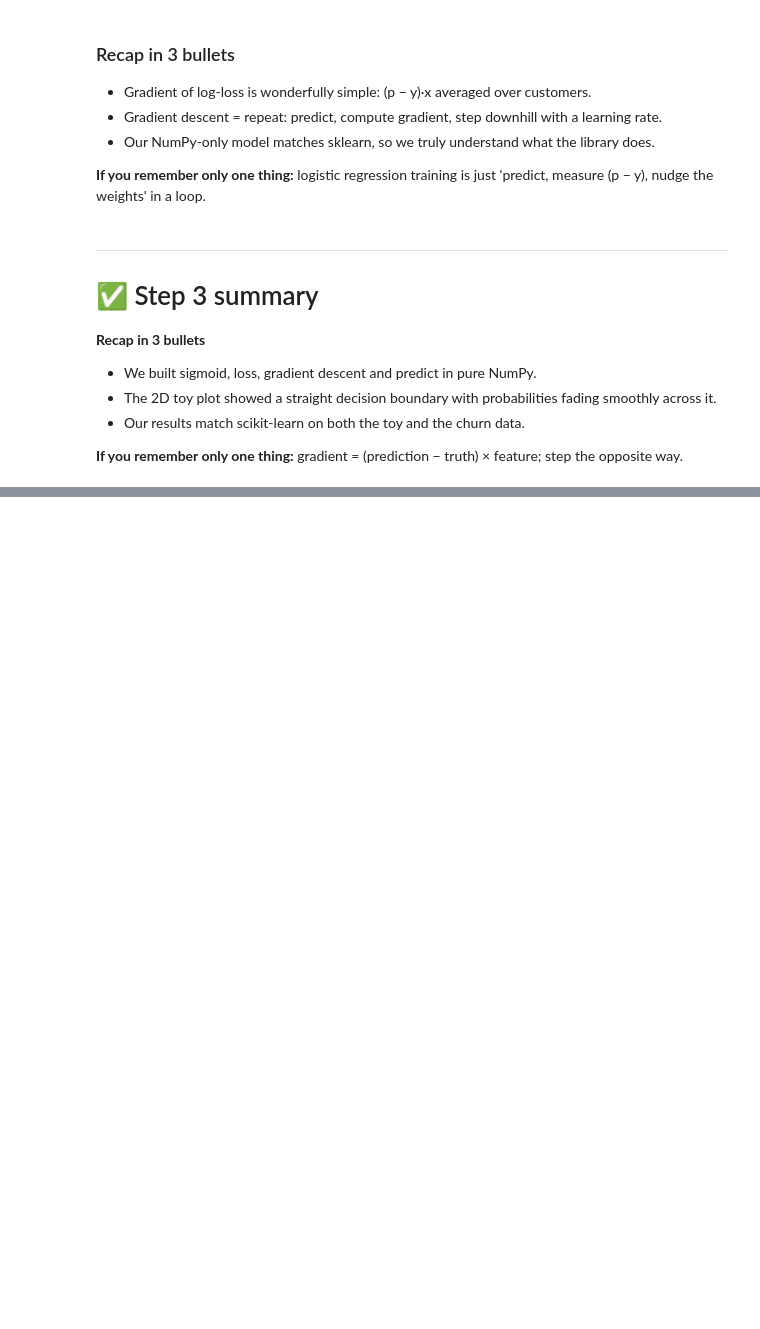
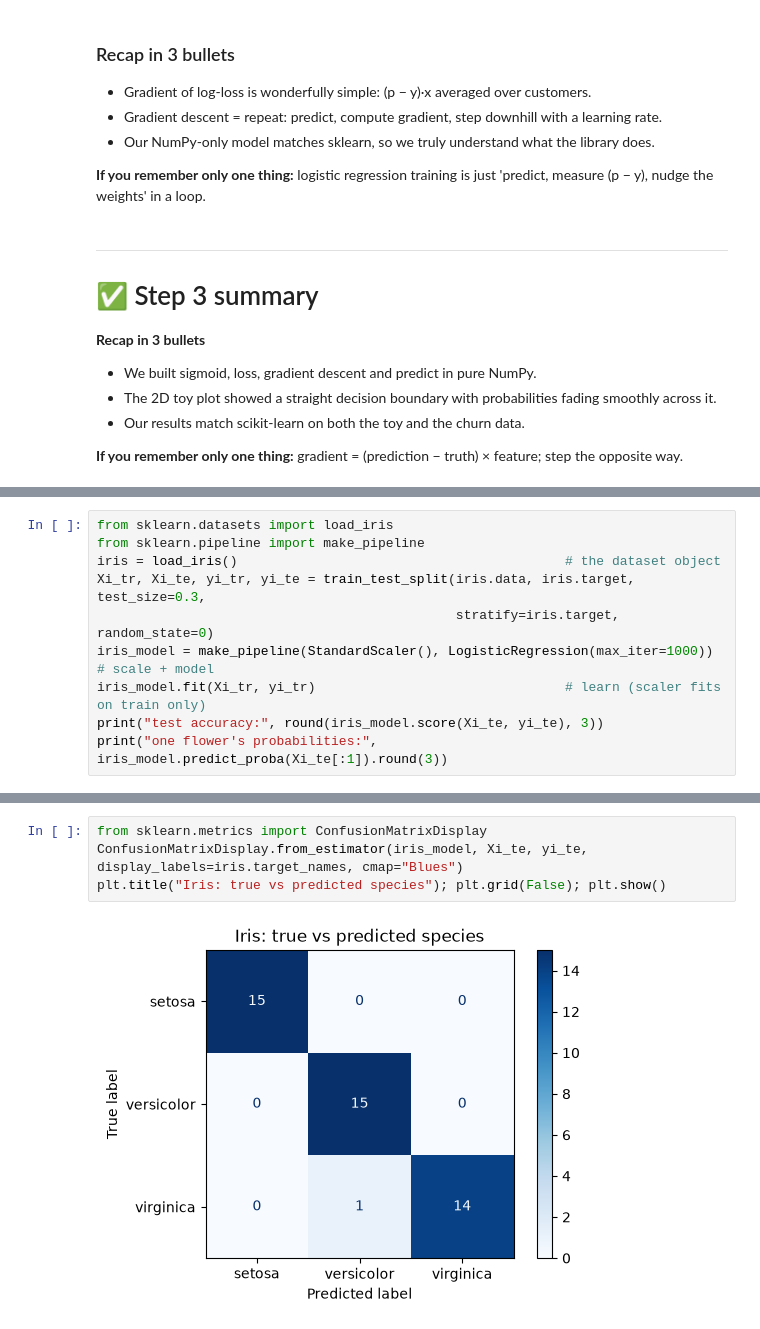
Before and after one commit to Arnav-Shrivastava/logistic-regression-zero-to-one, a Jupyter notebook: logistic_regression_zero_to_one.ipynb, the cells around one changed output, grey strips where cells are left out. Cells and saved outputs as stored; diff of their text form; blank space fills up the shorter version.

```diff
--- a/logistic_regression_zero_to_one.ipynb
+++ b/logistic_regression_zero_to_one.ipynb
@@ -1025,0 +1210,10 @@ sklearn adds a regularisation penalty by default; our scratch model has none. A
+# %%
+from sklearn.datasets import load_iris
+from sklearn.pipeline import make_pipeline
+iris = load_iris()                                          # the dataset object
+Xi_tr, Xi_te, yi_tr, yi_te = train_test_split(iris.data, iris.target, test_size=0.3,
+                                              stratify=iris.target, random_state=0)
+iris_model = make_pipeline(StandardScaler(), LogisticRegression(max_iter=1000))  # scale + model
+iris_model.fit(Xi_tr, yi_tr)                                # learn (scaler fits on train only)
+print("test accuracy:", round(iris_model.score(Xi_te, yi_te), 3))
+print("one flower's probabilities:", iris_model.predict_proba(Xi_te[:1]).round(3))
@@ -1025,0 +1228,6 @@ sklearn adds a regularisation penalty by default; our scratch model has none. A
+# %%
+from sklearn.metrics import ConfusionMatrixDisplay
+ConfusionMatrixDisplay.from_estimator(iris_model, Xi_te, yi_te, display_labels=iris.target_names, cmap="Blues")
+plt.title("Iris: true vs predicted species"); plt.grid(False); plt.show()
+# %% [output]
+[figure, added]
```
Also changed, not shown: parts of 32 cells of this notebook.
